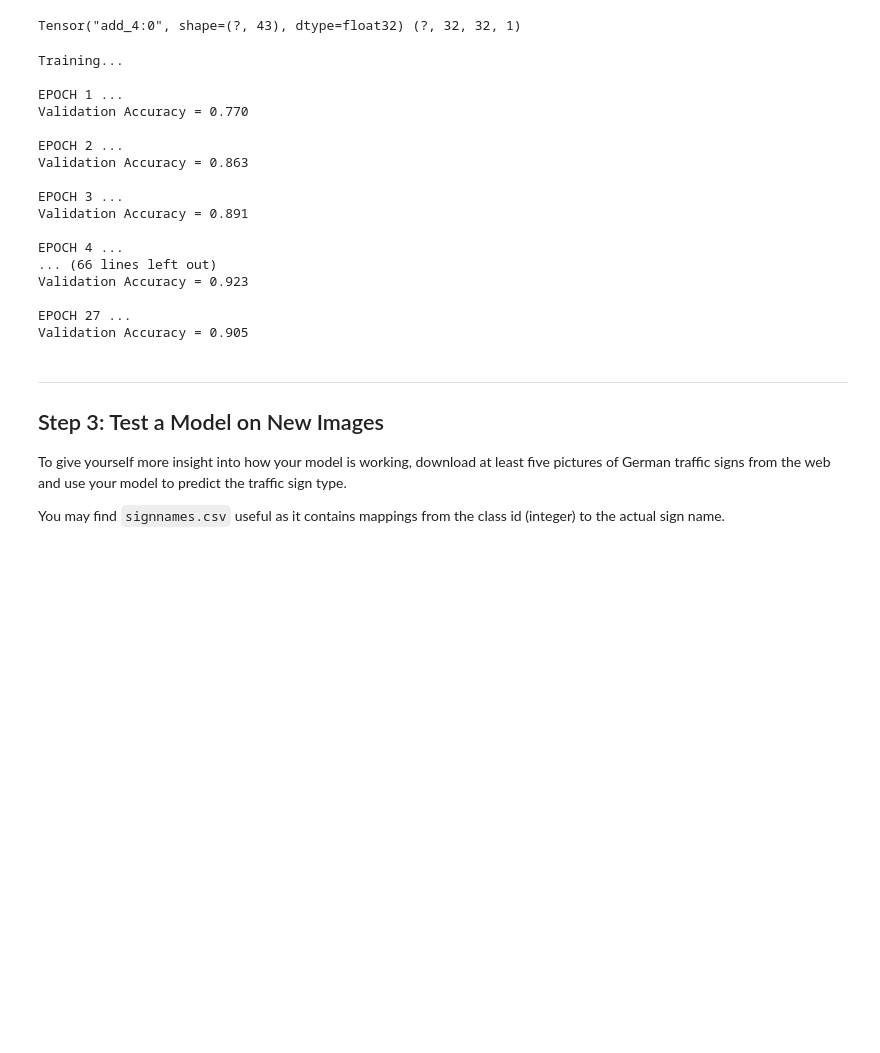
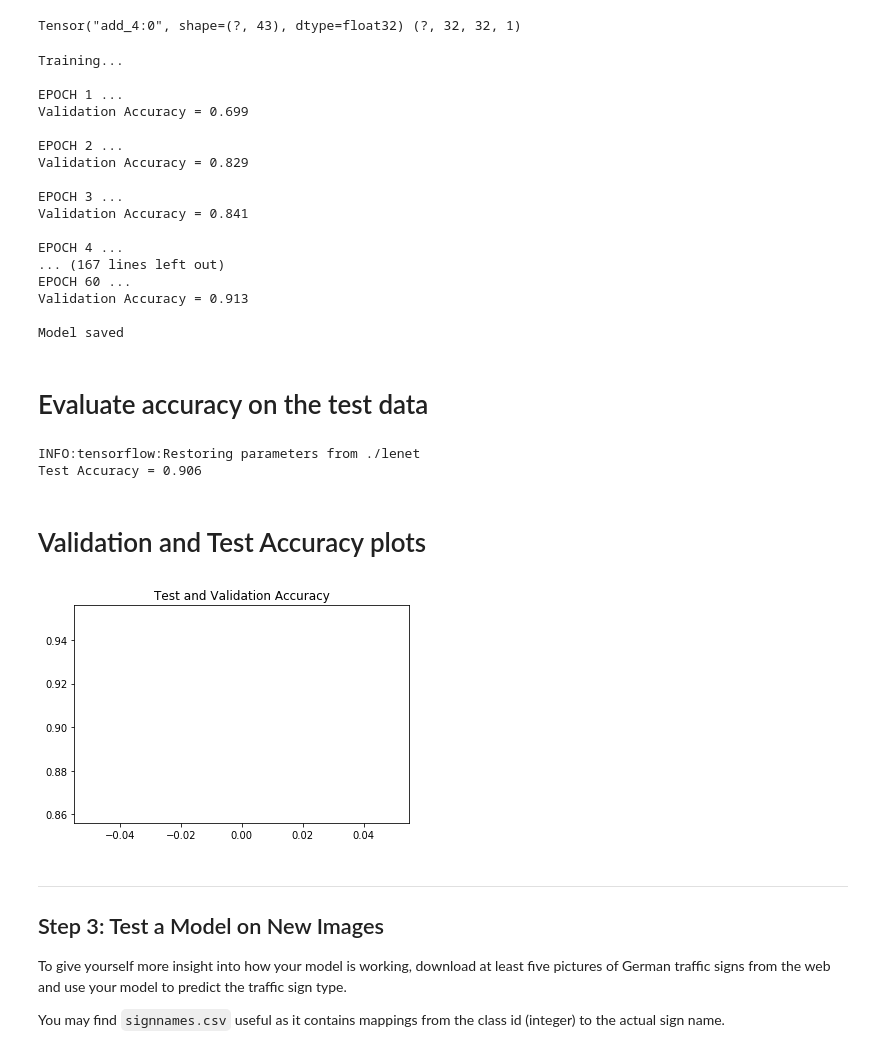
Before and after one commit to aakashkardam/Traffic_Sign_Classifier_Udacity_Project_3, a Jupyter notebook: Traffic_Sign_Classifier.ipynb, the cells around one changed output. Saved outputs shown, nothing was run; the diff lists cells and outputs as text; code cells hidden in the pictures; blank space fills up the shorter version.

Commit message:
Model ready to be used for tuning parameters and experimenting with dropout

```diff
--- a/Traffic_Sign_Classifier.ipynb
+++ b/Traffic_Sign_Classifier.ipynb
@@ -299,7 +303,9 @@ import tensorflow as tf
 # %%
 from tensorflow.contrib.layers import flatten
 
-EPOCHS = 30
+keep_prob = tf.placeholder(tf.float32)
+
+EPOCHS = 60
 BATCH_SIZE = 156
 
 def LeNet(x):
@@ -339,6 +345,9 @@ def LeNet(x):
     # Activation.
     FC1 = tf.nn.relu(FC1)
 
+    # Dropout
+    x = tf.nn.dropout(x, keep_prob)
+
     # Layer 4: Fully Connected. Input = 120. Output = 84.
     FC2_W = tf.Variable(tf.truncated_normal(shape=(120,84), mean=mu, stddev=sigma))
     FC2_B = tf.Variable(tf.zeros(84))
@@ -373,7 +382,7 @@ sets imply underfitting. A high accuracy on the training set but low accuracy on
 # %% [markdown]
 # Training the model
 # %%
-rate = 0.001
+rate = 0.0009
 
 logits = LeNet(x)
 print(logits, x.shape)
@@ -398,7 +407,6 @@ def evaluate(X_data, y_data):
         total_accuracy += (accuracy * len(batch_x))
     return total_accuracy / num_examples
 # %%
-from sklearn.utils import shuffle
 with tf.Session() as sess:
     sess.run(tf.global_variables_initializer())
     num_examples = len(X_train)
@@ -410,7 +418,7 @@ with tf.Session() as sess:
         for offset in range(0, num_examples, BATCH_SIZE):
             end = offset + BATCH_SIZE
             batch_x, batch_y = X_train[offset:end], y_train[offset:end]
-            sess.run(training_operation, feed_dict={x: batch_x, y: batch_y})
+            sess.run(training_operation, feed_dict={x: batch_x, y: batch_y, keep_prob: 0.5})
 
         validation_accuracy = evaluate(X_valid, y_valid)
         print("EPOCH {} ...".format(i+1))
@@ -423,20 +431,41 @@ with tf.Session() as sess:
 Training...
 
 EPOCH 1 ...
-Validation Accuracy = 0.770
+Validation Accuracy = 0.699
 
 EPOCH 2 ...
-Validation Accuracy = 0.863
+Validation Accuracy = 0.829
 
 EPOCH 3 ...
-Validation Accuracy = 0.891
+Validation Accuracy = 0.841
 
 EPOCH 4 ...
-... (66 lines left out)
-Validation Accuracy = 0.923
+... (167 lines left out)
+EPOCH 60 ...
+Validation Accuracy = 0.913
 
-EPOCH 27 ...
-Validation Accuracy = 0.905
+Model saved
+# %% [markdown]
+# Evaluate accuracy on the test data
+# %%
+with tf.Session() as sess:
+    saver.restore(sess, tf.train.latest_checkpoint('.'))
+
+    test_accuracy = evaluate(X_test, y_test)
+    print("Test Accuracy = {:.3f}".format(test_accuracy))
+# %% [output]
+INFO:tensorflow:Restoring parameters from ./lenet
+Test Accuracy = 0.906
+# %% [markdown]
+# Validation and Test Accuracy plots
+# %%
+plt.figure()
+plt.plot(test_accuracy)
+#plt.plot(validation_accuracy)
+plt.title("Test and Validation Accuracy")
+plt.show()
+# %% [output]
+[figure, added]
 # %% [markdown]
 ---
 
```
Also changed, not shown: parts of 6 cells of this notebook.
